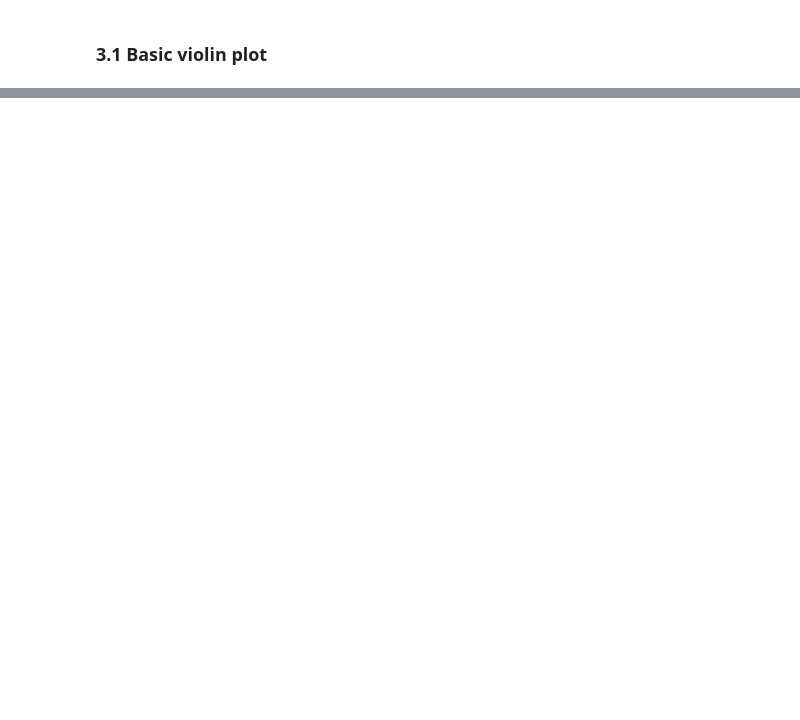
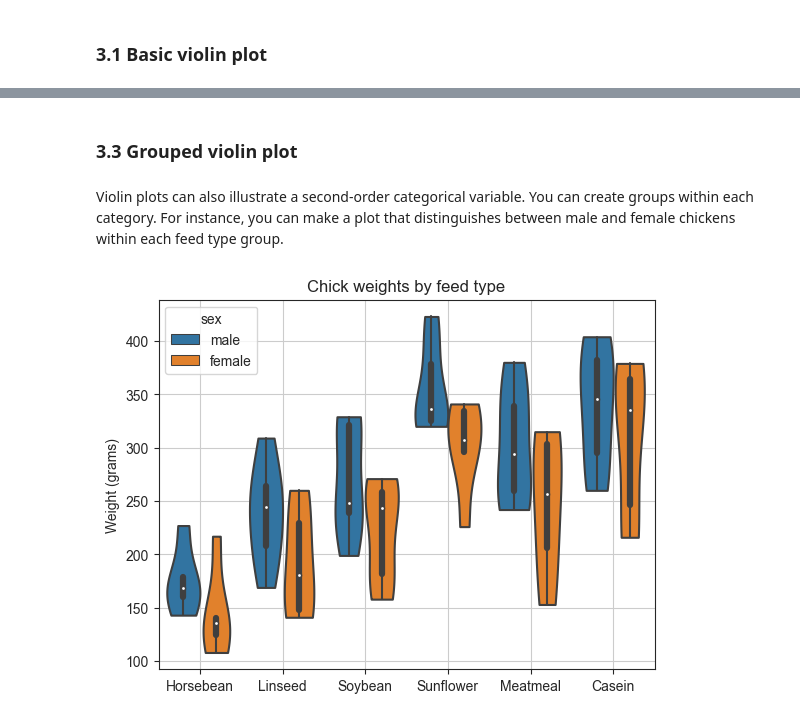
Before and after one commit to LorenzoPeve/Data-Viz, a Jupyter notebook: 04_Visualizing_Distributions/Violin and Ridgeline plots.ipynb, the cells around one changed output, grey strips where cells are left out. Drawn from its saved outputs; the diff is of its cells as text; code cells hidden in the pictures; blank space fills up the shorter version.

```diff
--- a/04_Visualizing_Distributions/Violin and Ridgeline plots.ipynb
+++ b/04_Visualizing_Distributions/Violin and Ridgeline plots.ipynb
@@ -140,0 +140,13 @@ ax.set_xlim(0,100)
+# %% [markdown]
+### 3.3 Grouped violin plot
+# %% [markdown]
+Violin plots can also illustrate a second-order categorical variable. You can create groups within each category. For instance, you can make a plot that distinguishes between male and female chickens within each feed type group.
+# %%
+ax = sns.violinplot(data=chicken_wts, x="feed",y="weight", inner="box",
+                    hue = 'sex', cut=0, scale = 'area' )
+ax.set_ylabel('Weight (grams)')
+ax.set_xlabel('')
+ax.set_title('Chick weights by feed type');
+ax.grid()
+# %% [output]
+[figure, added]
```
Also changed, not shown: parts of 24 cells of this notebook.
